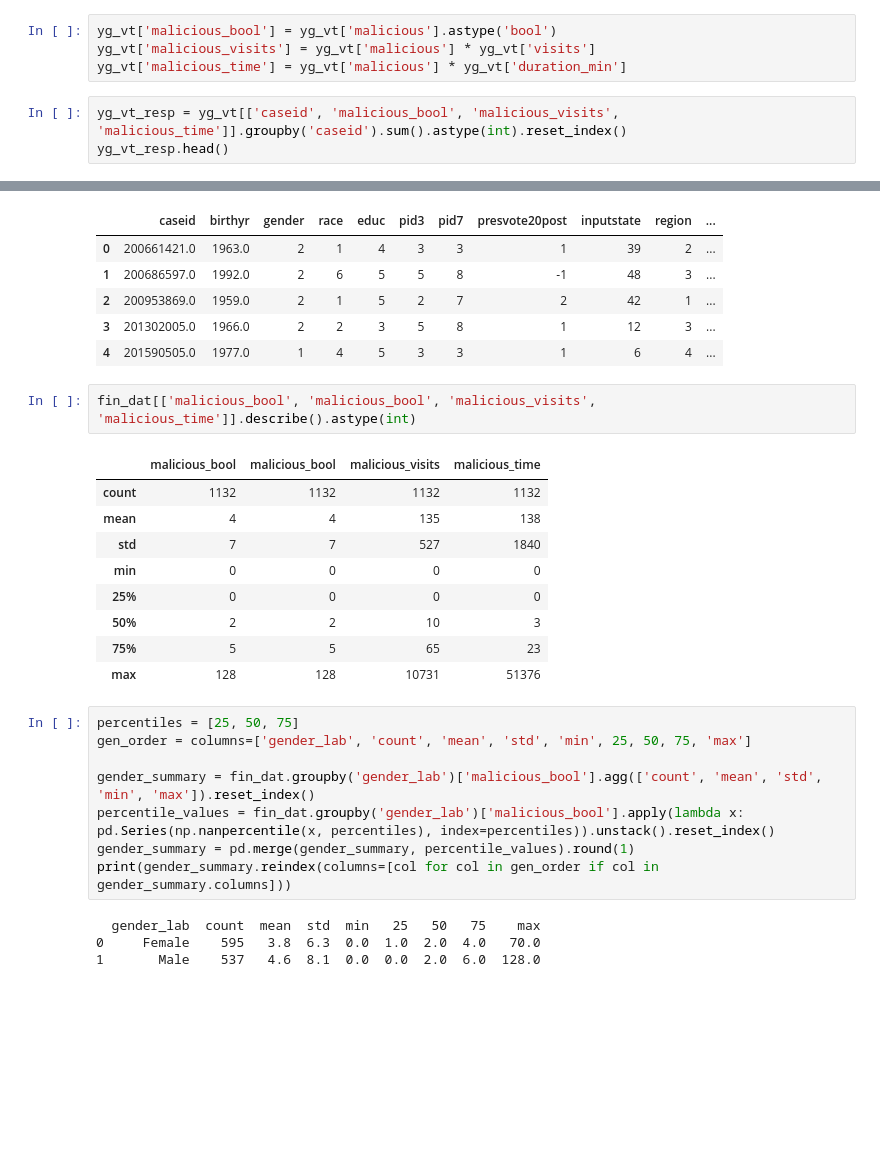
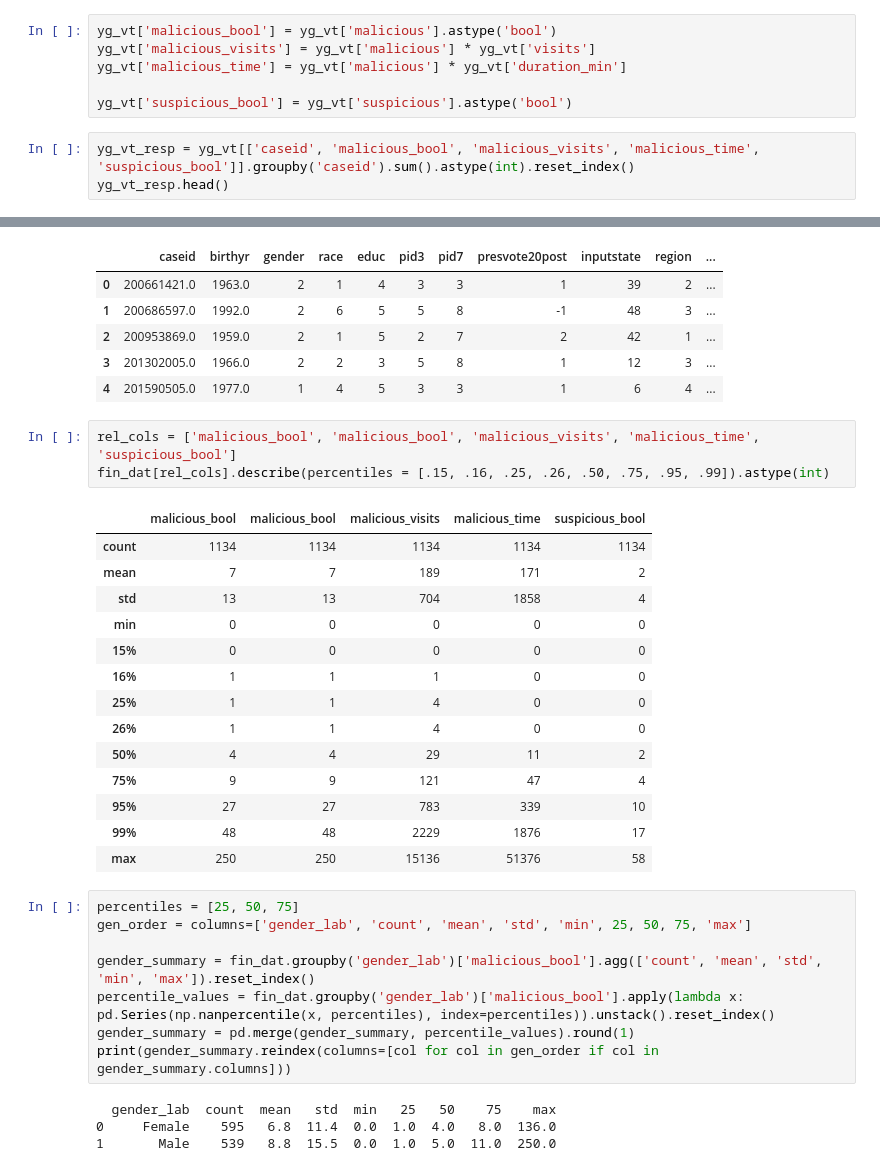
Before and after one commit to themains/bad_domains, a Jupyter notebook: scripts/04_digital_gap.ipynb, the cells around one changed output, grey strips where cells are left out. Saved outputs shown, nothing was run; the diff lists cells and outputs as text; blank space fills up the shorter version.

```diff
--- a/scripts/04_digital_gap.ipynb
+++ b/scripts/04_digital_gap.ipynb
@@ -91,7 +91,9 @@ yg_vt['private_domain'].nunique()
 yg_vt['malicious_bool'] = yg_vt['malicious'].astype('bool')
 yg_vt['malicious_visits'] = yg_vt['malicious'] * yg_vt['visits']
 yg_vt['malicious_time'] = yg_vt['malicious'] * yg_vt['duration_min']
+
+yg_vt['suspicious_bool'] = yg_vt['suspicious'].astype('bool')
 # %%
-yg_vt_resp = yg_vt[['caseid', 'malicious_bool', 'malicious_visits', 'malicious_time']].groupby('caseid').sum().astype(int).reset_index()
+yg_vt_resp = yg_vt[['caseid', 'malicious_bool', 'malicious_visits', 'malicious_time', 'suspicious_bool']].groupby('caseid').sum().astype(int).reset_index()
 yg_vt_resp.head()
 # %% [output]
@@ -113,17 +115,23 @@ fin_dat.head()
 | 3 | 201302005.0 | 1966.0 | 2 | 2 | 3 | 5 | 8 | 1 | 12 | 3 | ... |
 | 4 | 201590505.0 | 1977.0 | 1 | 4 | 5 | 3 | 3 | 1 | 6 | 4 | ... |
 # %%
-fin_dat[['malicious_bool', 'malicious_bool', 'malicious_visits', 'malicious_time']].describe().astype(int)
+rel_cols = ['malicious_bool', 'malicious_bool', 'malicious_visits', 'malicious_time', 'suspicious_bool']
+fin_dat[rel_cols].describe(percentiles = [.15, .16, .25, .26, .50, .75, .95, .99]).astype(int)
 # %% [output]
-|  | malicious_bool | malicious_bool | malicious_visits | malicious_time |
-| count | 1132 | 1132 | 1132 | 1132 |
-| mean | 4 | 4 | 135 | 138 |
-| std | 7 | 7 | 527 | 1840 |
-| min | 0 | 0 | 0 | 0 |
-| 25% | 0 | 0 | 0 | 0 |
-| 50% | 2 | 2 | 10 | 3 |
-| 75% | 5 | 5 | 65 | 23 |
-| max | 128 | 128 | 10731 | 51376 |
+|  | malicious_bool | malicious_bool | malicious_visits | malicious_time | suspicious_bool |
+| count | 1134 | 1134 | 1134 | 1134 | 1134 |
+| mean | 7 | 7 | 189 | 171 | 2 |
+| std | 13 | 13 | 704 | 1858 | 4 |
+| min | 0 | 0 | 0 | 0 | 0 |
+| 15% | 0 | 0 | 0 | 0 | 0 |
+| 16% | 1 | 1 | 1 | 0 | 0 |
+| 25% | 1 | 1 | 4 | 0 | 0 |
+| 26% | 1 | 1 | 4 | 0 | 0 |
+| 50% | 4 | 4 | 29 | 11 | 2 |
+| 75% | 9 | 9 | 121 | 47 | 4 |
+| 95% | 27 | 27 | 783 | 339 | 10 |
+| 99% | 48 | 48 | 2229 | 1876 | 17 |
+| max | 250 | 250 | 15136 | 51376 | 58 |
 # %%
 percentiles = [25, 50, 75]
 gen_order = columns=['gender_lab', 'count', 'mean', 'std', 'min', 25, 50, 75, 'max']
@@ -133,9 +141,9 @@ percentile_values = fin_dat.groupby('gender_lab')['malicious_bool'].apply(lambda
 gender_summary = pd.merge(gender_summary, percentile_values).round(1)
 print(gender_summary.reindex(columns=[col for col in gen_order if col in gender_summary.columns]))
 # %% [output]
-  gender_lab  count  mean  std  min   25   50   75    max
-0     Female    595   3.8  6.3  0.0  1.0  2.0  4.0   70.0
-1       Male    537   4.6  8.1  0.0  0.0  2.0  6.0  128.0
+  gender_lab  count  mean   std  min   25   50    75    max
+0     Female    595   6.8  11.4  0.0  1.0  4.0   8.0  136.0
+1       Male    539   8.8  15.5  0.0  1.0  5.0  11.0  250.0
 # %%
 gender_summary = fin_dat.groupby('gender_lab')['malicious_time'].agg(['count', 'mean', 'std', 'min', 'max']).reset_index()
 percentile_values = fin_dat.groupby('gender_lab')['malicious_time'].apply(lambda x: pd.Series(np.nanpercentile(x, percentiles), index=percentiles)).unstack().reset_index()
```
Also changed, not shown: parts of 16 cells of this notebook, 2 other files.
